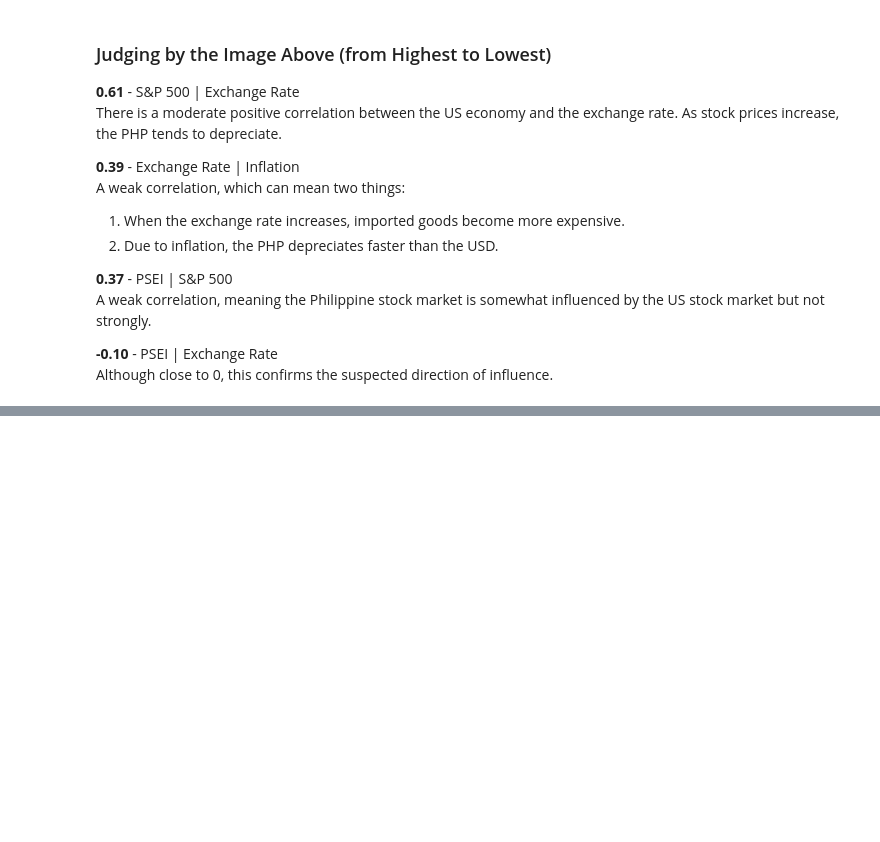
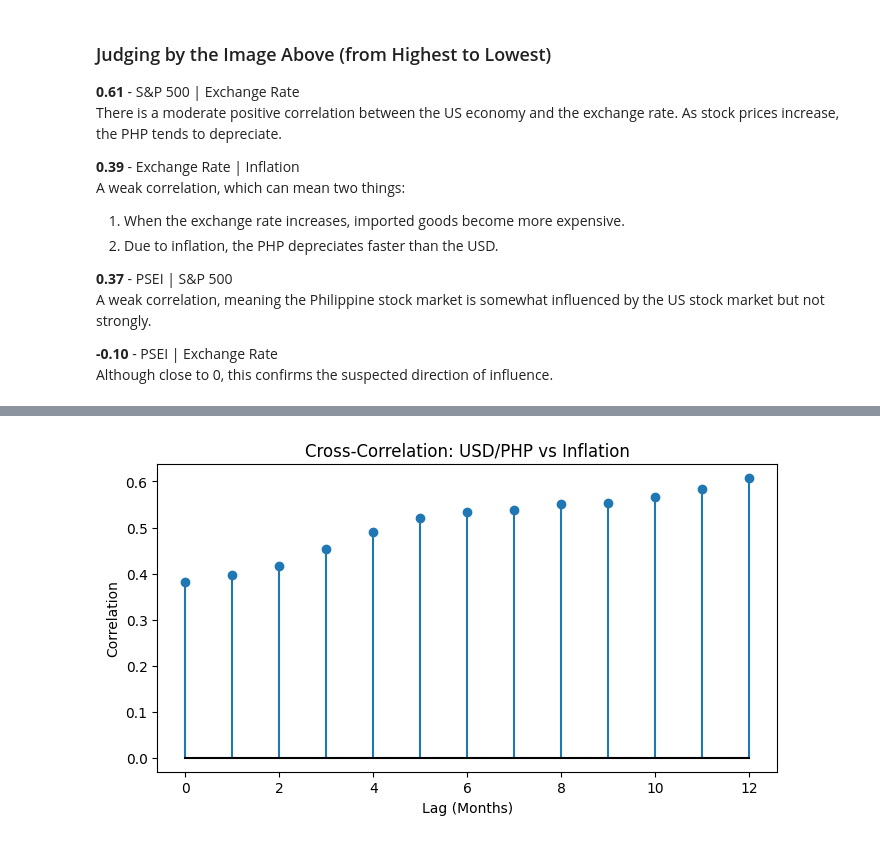
Before and after one commit to Waynes-Wu/market-analysis, a Jupyter notebook: analysis.ipynb, the cells around one changed output, grey strips where cells are left out. Saved outputs shown, nothing was run; the diff lists cells and outputs as text; code cells hidden in the pictures; blank space fills up the shorter version.

```diff
--- a/analysis.ipynb
+++ b/analysis.ipynb
@@ -110,0 +151,13 @@ Although close to 0, this confirms the suspected direction of influence.
+# %%
+lags = np.arange(0, 13)
+
+ccf_values = sm.tsa.stattools.ccf(merged_df['USD_PHP_Normalized'], merged_df['normalized_inflation'], nlags=lags[-1]+1)
+
+plt.figure(figsize=(8, 4))
+plt.stem(lags, ccf_values, basefmt="black")
+plt.xlabel("Lag (Months)")
+plt.ylabel("Correlation")
+plt.title("Cross-Correlation: USD/PHP vs Inflation")
+plt.show()
+# %% [output]
+[figure, added]
```
Also changed, not shown: parts of 43 cells of this notebook, 1 other file.
